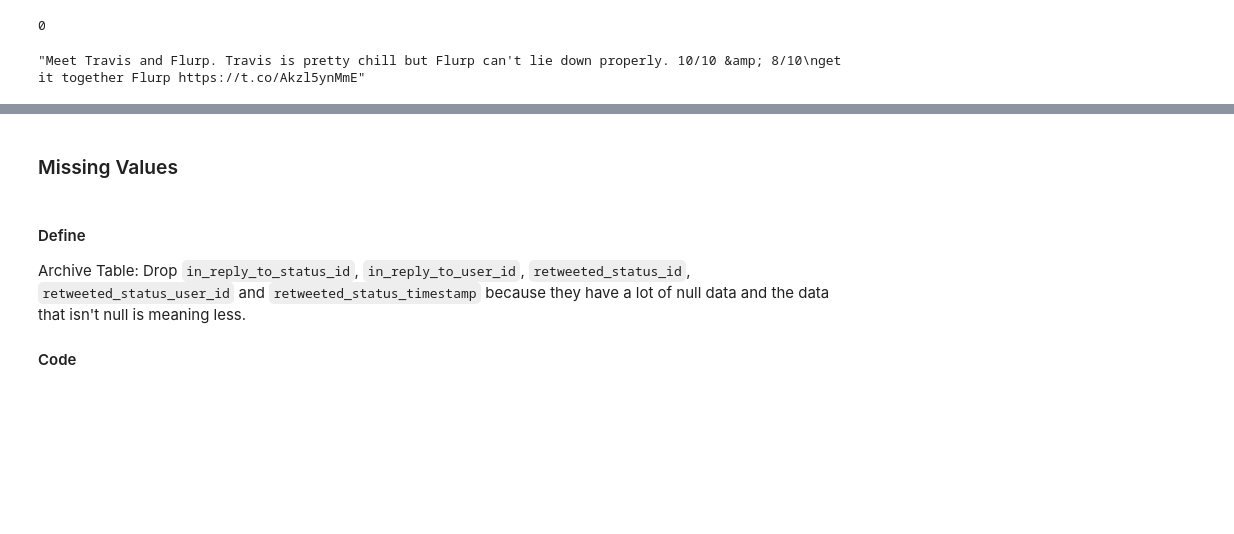
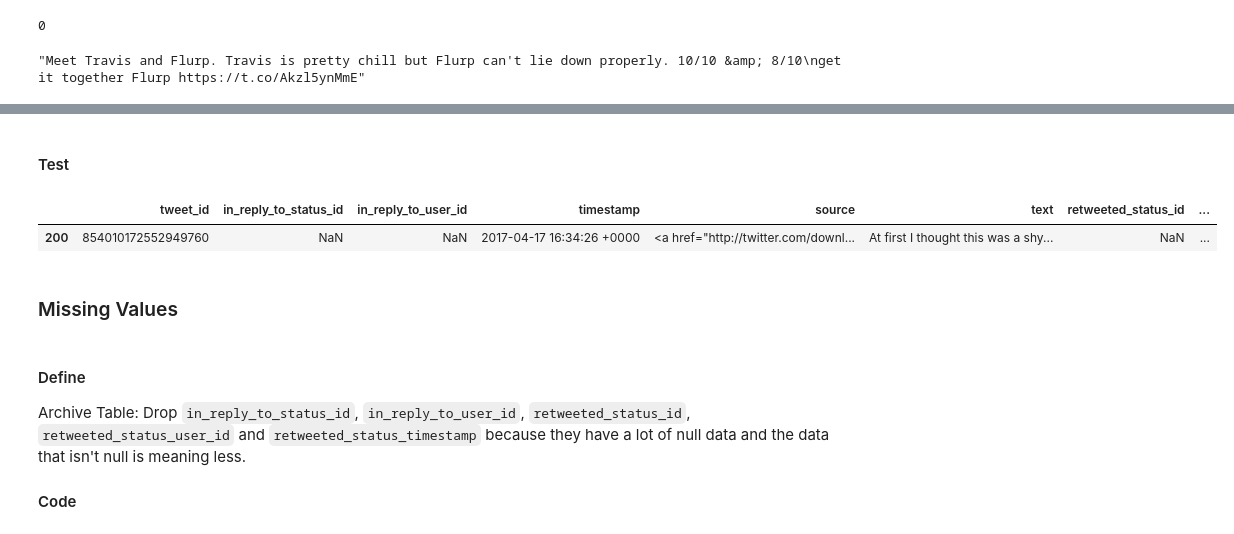
Before and after one commit to Craftit7/udacity-wrangle-analyze, a Jupyter notebook: wrangle_act.ipynb, the cells around one changed output, grey strips where cells are left out. Saved outputs shown, nothing was run; the diff lists cells and outputs as text; code cells hidden in the pictures; blank space fills up the shorter version.

```diff
--- a/wrangle_act.ipynb
+++ b/wrangle_act.ipynb
@@ -430,3 +436,12 @@ df_archive_copy.iloc[1004].text
+# %%
+df_archive_copy.loc[df_archive_copy.tweet_id == 854010172552949760, "doggo"] = "None"
+# %% [markdown]
+#### Test
+# %%
+df_archive_copy[df_archive_copy.tweet_id == 854010172552949760]
+# %% [output]
+|  | tweet_id | in_reply_to_status_id | in_reply_to_user_id | timestamp | source | text | retweeted_status_id | ... |
+| 200 | 854010172552949760 | NaN | NaN | 2017-04-17 16:34:26 +0000 | <a href="http://twitter.com/downl... | At first I thought this was a shy... | NaN | ... |
 # %% [markdown]
 ### Missing Values
 # %% [markdown]
```
Also changed, not shown: parts of 33 cells of this notebook.
